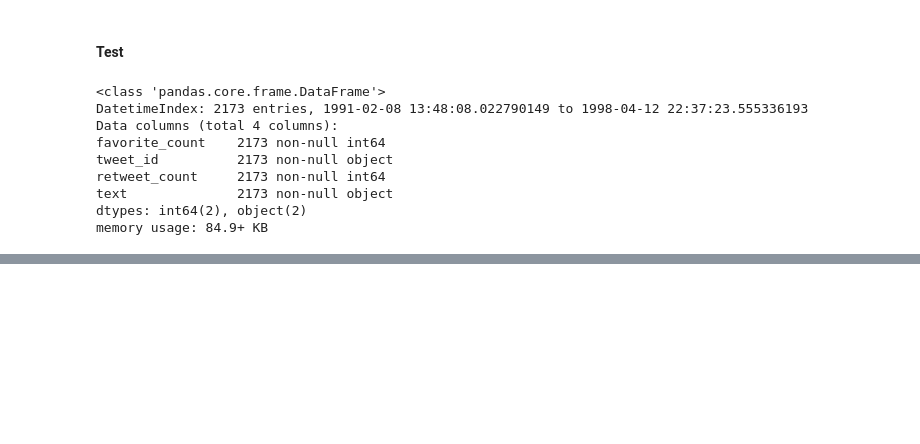
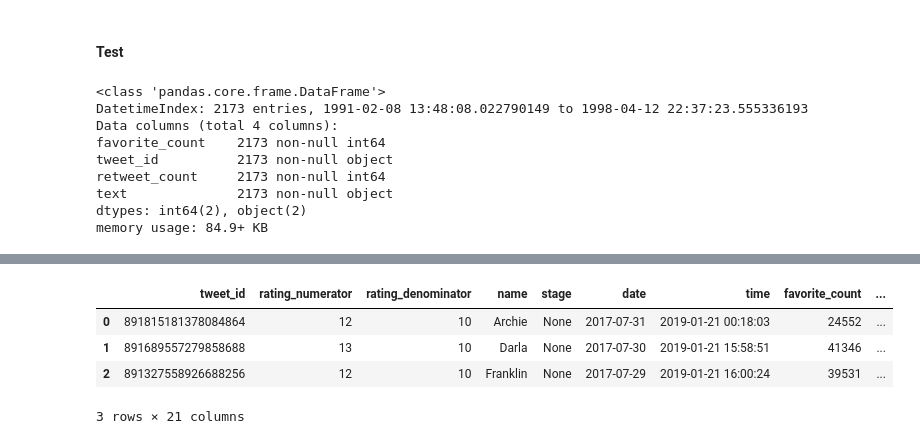
Before and after one commit to abdiganiaden/wrangle_analyze_twitter_dogs, a Jupyter notebook: wrangle_act.ipynb, the cells around one changed output, grey strips where cells are left out. Cells and saved outputs as stored; diff of their text form; code cells hidden in the pictures; blank space fills up the shorter version.

Commit message:
Clean structure of all dataframes

```diff
--- a/wrangle_act.ipynb
+++ b/wrangle_act.ipynb
@@ -616,0 +625,3 @@ memory usage: 84.9+ KB
+# %%
+df_merged = pd.merge(df_clean, df_tweet_clean, on='tweet_id')
+df_merged = pd.merge(df_merged, images_clean, on='tweet_id')
@@ -616,0 +650,8 @@ memory usage: 84.9+ KB
+# %%
+df_merged.head(3)
+# %% [output]
+|  | tweet_id | rating_numerator | rating_denominator | name | stage | date | time | favorite_count | ... |
+| 0 | 891815181378084864 | 12 | 10 | Archie | None | 2017-07-31 | 2019-01-21 00:18:03 | 24552 | ... |
+| 1 | 891689557279858688 | 13 | 10 | Darla | None | 2017-07-30 | 2019-01-21 15:58:51 | 41346 | ... |
+| 2 | 891327558926688256 | 12 | 10 | Franklin | None | 2017-07-29 | 2019-01-21 16:00:24 | 39531 | ... |
+3 rows × 21 columns
```
Also changed, not shown: parts of 11 cells of this notebook.
